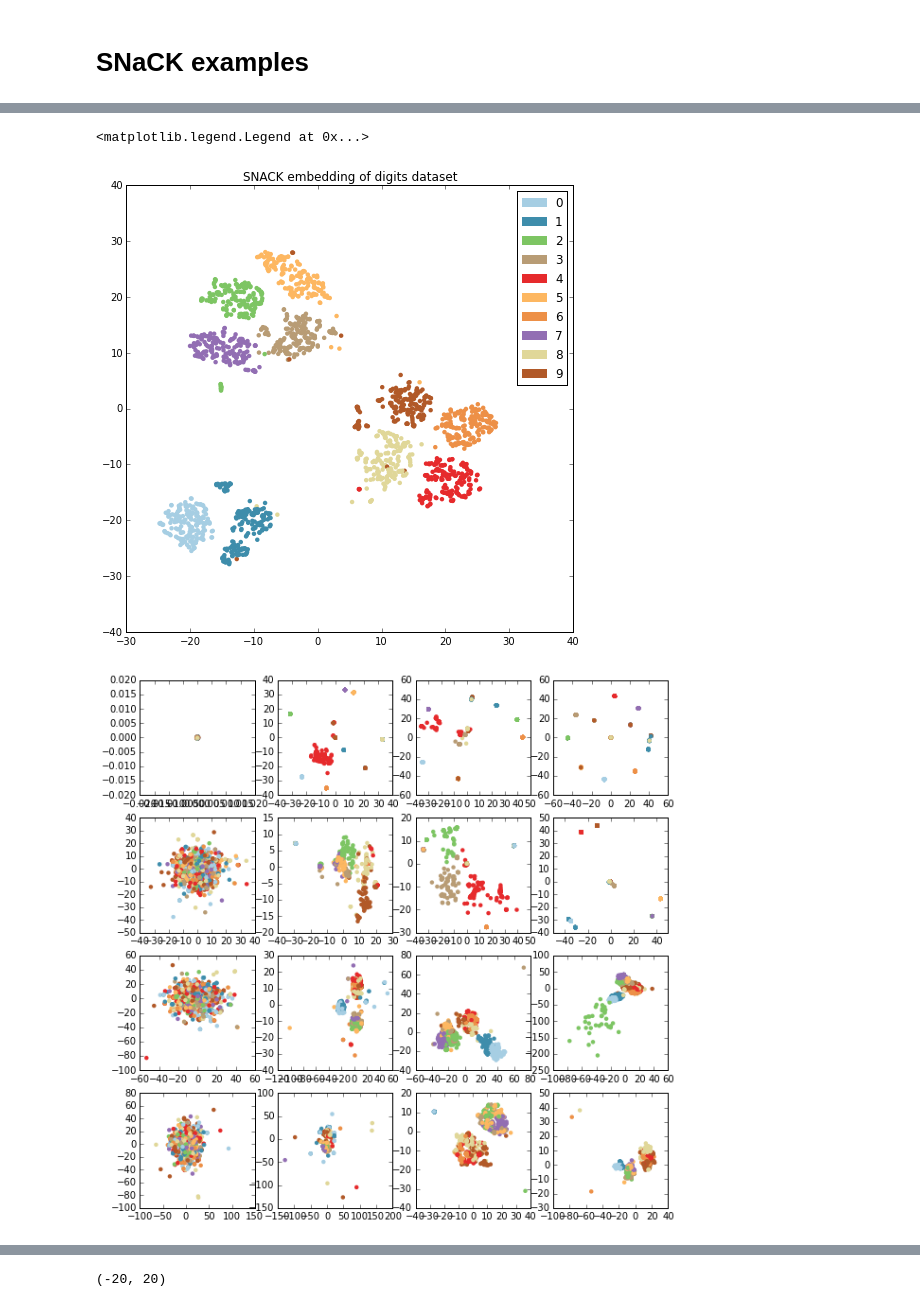
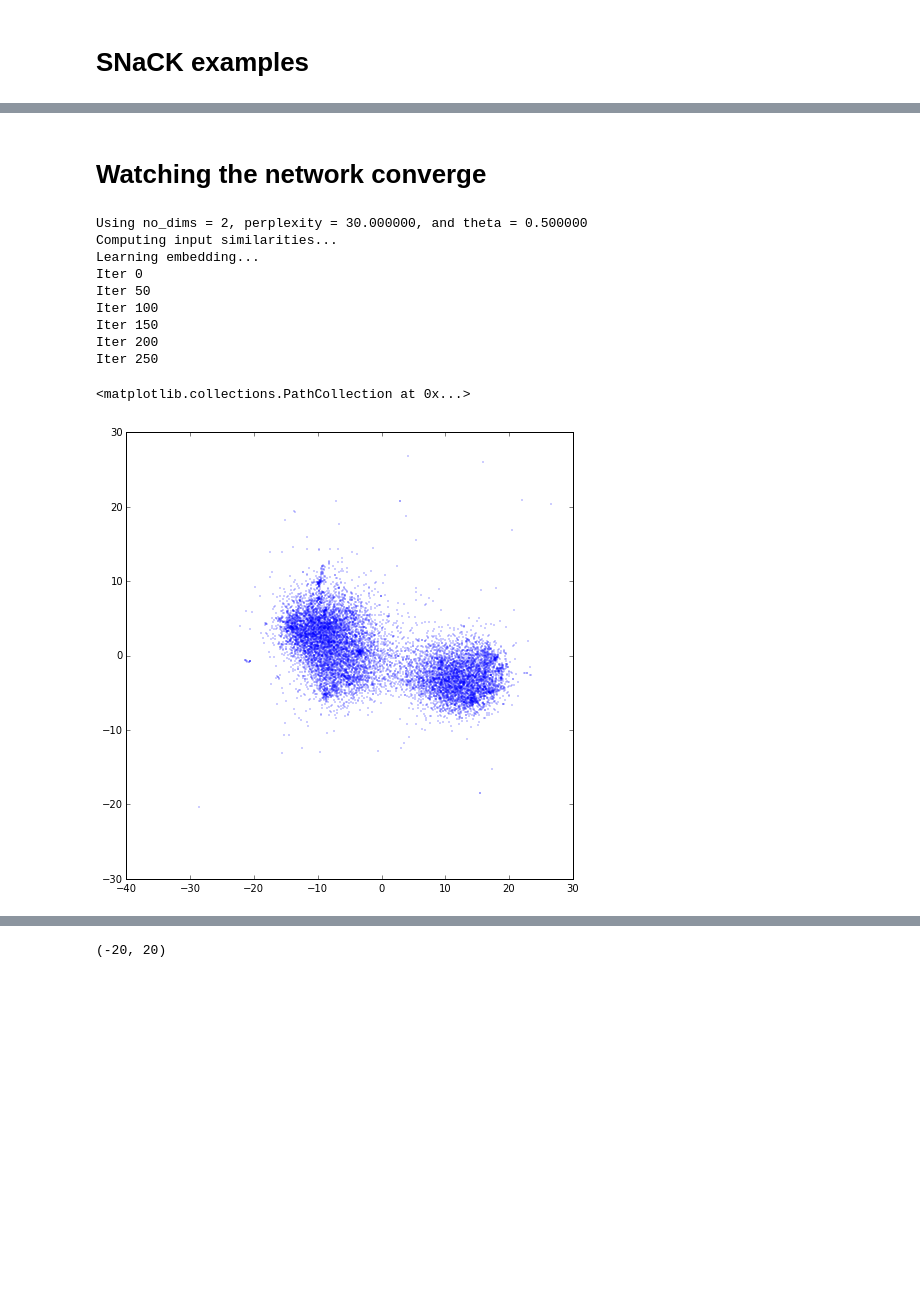
Before and after one commit to cornelltech/snack, a Jupyter notebook: Examples.ipynb, the cells around one changed output, grey strips where cells are left out. Cells and saved outputs as stored; diff of their text form; code cells hidden in the pictures; blank space fills up the shorter version.

```diff
--- a/Examples.ipynb
+++ b/Examples.ipynb
@@ -137,0 +107,13 @@ triplets = np.vstack(triplets)
+# %%
+import simplejson
+import snack
+DATASET_HOME = "/Users/michael/food-10k/release/Food-10k/"
+dset = simplejson.load(open(DATASET_HOME+"/dataset.json"))
+ftrs = np.load(DATASET_HOME+"/features.npy")
+
+uuid_map = {uuid: i for i,uuid in enumerate(dset['image_uuids'])}
+triplets = []
+for line in open(DATASET_HOME+"/all-triplets.txt").readlines():
+    (a,b,c) = line.replace("\n","").split(" ")
+    triplets.append( (uuid_map[a], uuid_map[b], uuid_map[c]) )
+triplets = np.array(triplets)
@@ -138,30 +208,22 @@ triplets = np.vstack(triplets)
+# %% [markdown]
+# Watching the network converge
 # %%
 Y = snack.snack_embed(
-    X, 500.0,
+    ftrs.astype('float'), 500.0,
     triplets, 0.1,
     theta = 0.5,
-    verbose = False,
 )
 fig,ax = subplots(figsize=(8,8))
-ax.set_title("SNACK embedding of digits dataset")
-ax.scatter(*Y.T, s=20, lw=0, c=colors[labels])
-ax.legend(handles=[matplotlib.patches.Patch(color=colors[i], label="%d"%i) for i in xrange(10)])
+ax.scatter(*Y.T, lw=0, s=1)
 # %% [output]
-<matplotlib.legend.Legend at 0x...>
+Using no_dims = 2, perplexity = 30.000000, and theta = 0.500000
+Computing input similarities...
+Learning embedding...
+Iter 0
+Iter 50
+Iter 100
+Iter 150
+Iter 200
+Iter 250
+<matplotlib.collections.PathCollection at 0x...>
-[figure, old version]
+[figure, new version]
-# %%
-# Let's explore the effect of many parameters.
-C_TRIPLETS = [0.0, 0.1, 0.5, 1.0]
-C_TSNE = [0, 100.0, 500.0, 1000]
-fig,axes = subplots(len(C_TRIPLETS), len(C_TSNE), figsize=(10, 10))
-for c_triplets, row in zip(C_TRIPLETS, axes):
-    for c_tsne, ax in zip(C_TSNE, row):
-        Y = snack.snack_embed(
-            X,        c_tsne,
-            triplets, c_triplets,
-            theta = 1.5,
-            verbose = False,
-        )
-        ax.scatter(*Y.T, s=20, lw=0, c=colors[labels])
-# %% [output]
-[figure, removed]
```
Also changed, not shown: parts of 28 cells of this notebook.
